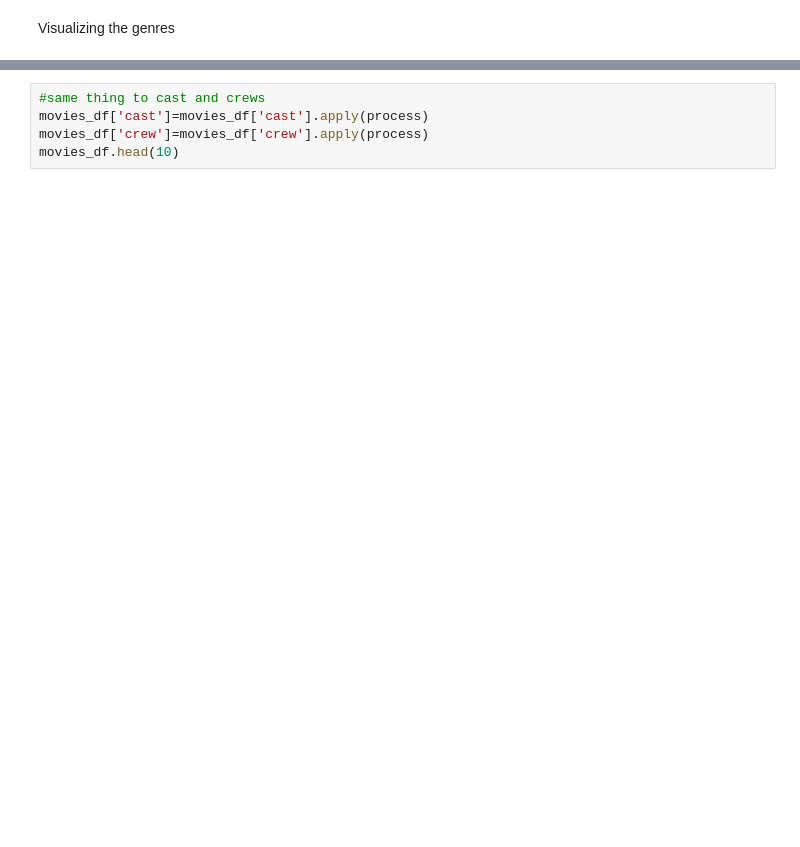
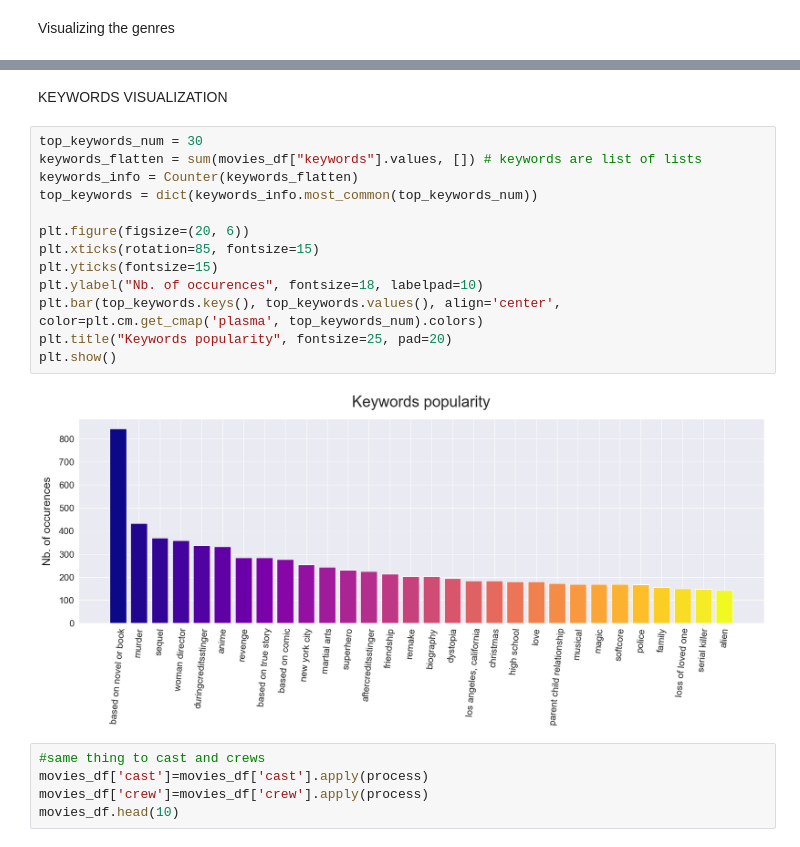
Before and after one commit to dagbolade/Movie-recommendation-system, a Jupyter notebook: new_movie.ipynb, the cells around one changed output, grey strips where cells are left out. Cells and saved outputs as stored; diff of their text form; blank space fills up the shorter version.

Commit message:
visualized the dataset based on keywords

```diff
--- a/new_movie.ipynb
+++ b/new_movie.ipynb
@@ -244,6 +244,23 @@ movies_df.head(10)
 | 7 | 536554 | M3GAN | A brilliant toy company roboticis... | [Horror, Science Fiction, Thriller] | [evil doll, aunt niece relationsh... | [{'adult': False, 'gender': 1, 'i... | [{'adult': False, 'gender': 1, 'i... | 91 | 7.110 |
 | 8 | 668482 | Roald Dahl's Matilda the Musical | An extraordinary young girl disco... | [Family, Comedy, Fantasy] | [circus, library, corruption, chi... | [{'adult': False, 'gender': 1, 'i... | [{'adult': False, 'gender': 2, 'i... | 255 | 6.822 |
 | 9 | 740952 | Savage Salvation | Newly engaged Shelby John and Rub... | [Action, Thriller, Crime, Drama] | [revenge, recovering addict, poli... | [{'adult': False, 'gender': 2, 'i... | [{'adult': False, 'gender': 2, 'i... | 24 | 5.500 |
+# %% [markdown]
+KEYWORDS VISUALIZATION
+# %%
+top_keywords_num = 30
+keywords_flatten = sum(movies_df["keywords"].values, []) # keywords are list of lists
+keywords_info = Counter(keywords_flatten)
+top_keywords = dict(keywords_info.most_common(top_keywords_num))
+
+plt.figure(figsize=(20, 6))
+plt.xticks(rotation=85, fontsize=15)
+plt.yticks(fontsize=15)
+plt.ylabel("Nb. of occurences", fontsize=18, labelpad=10)
+plt.bar(top_keywords.keys(), top_keywords.values(), align='center', color=plt.cm.get_cmap('plasma', top_keywords_num).colors)
+plt.title("Keywords popularity", fontsize=25, pad=20)
+plt.show()
+# %% [output]
+[figure, added]
 # %%
 #same thing to cast and crews
 movies_df['cast']=movies_df['cast'].apply(process)
```
Also changed, not shown: parts of 1 cell of this notebook.
